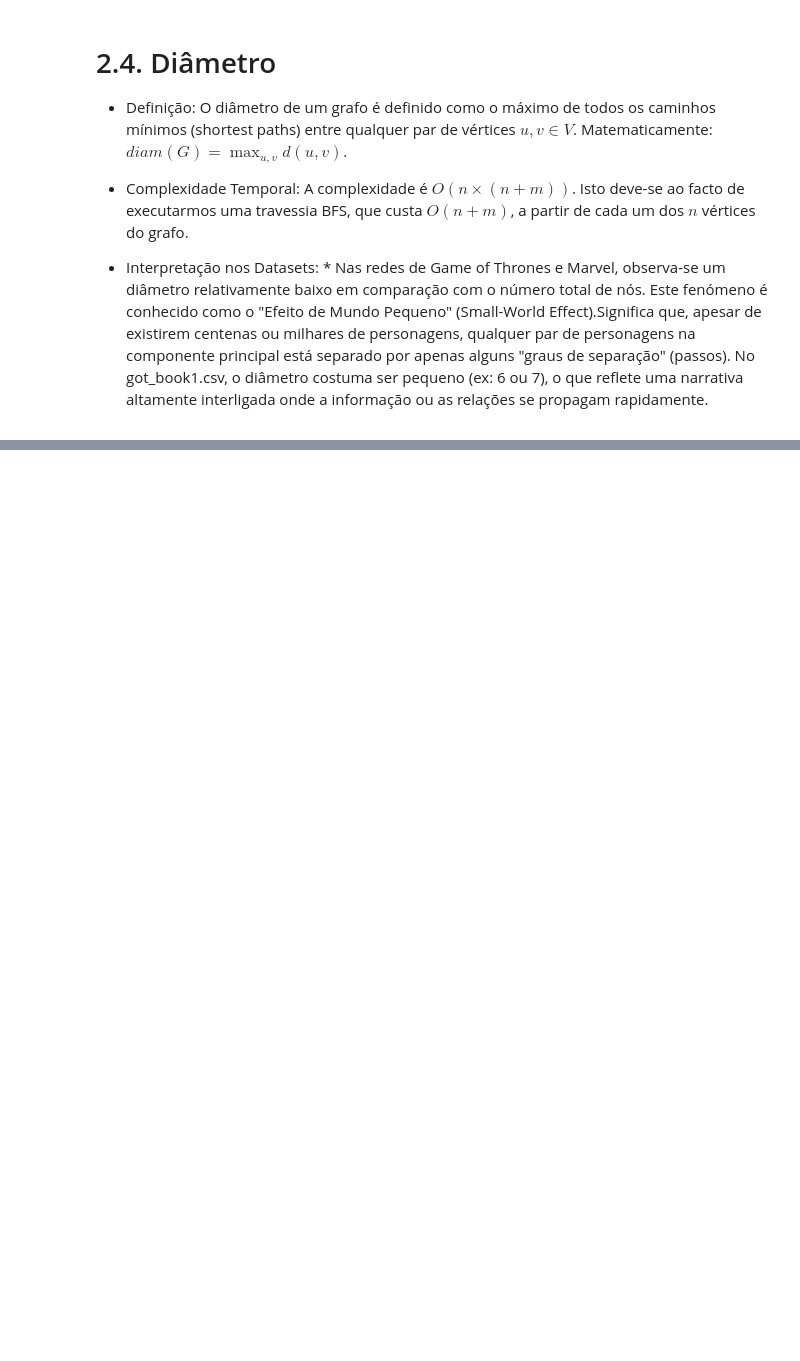
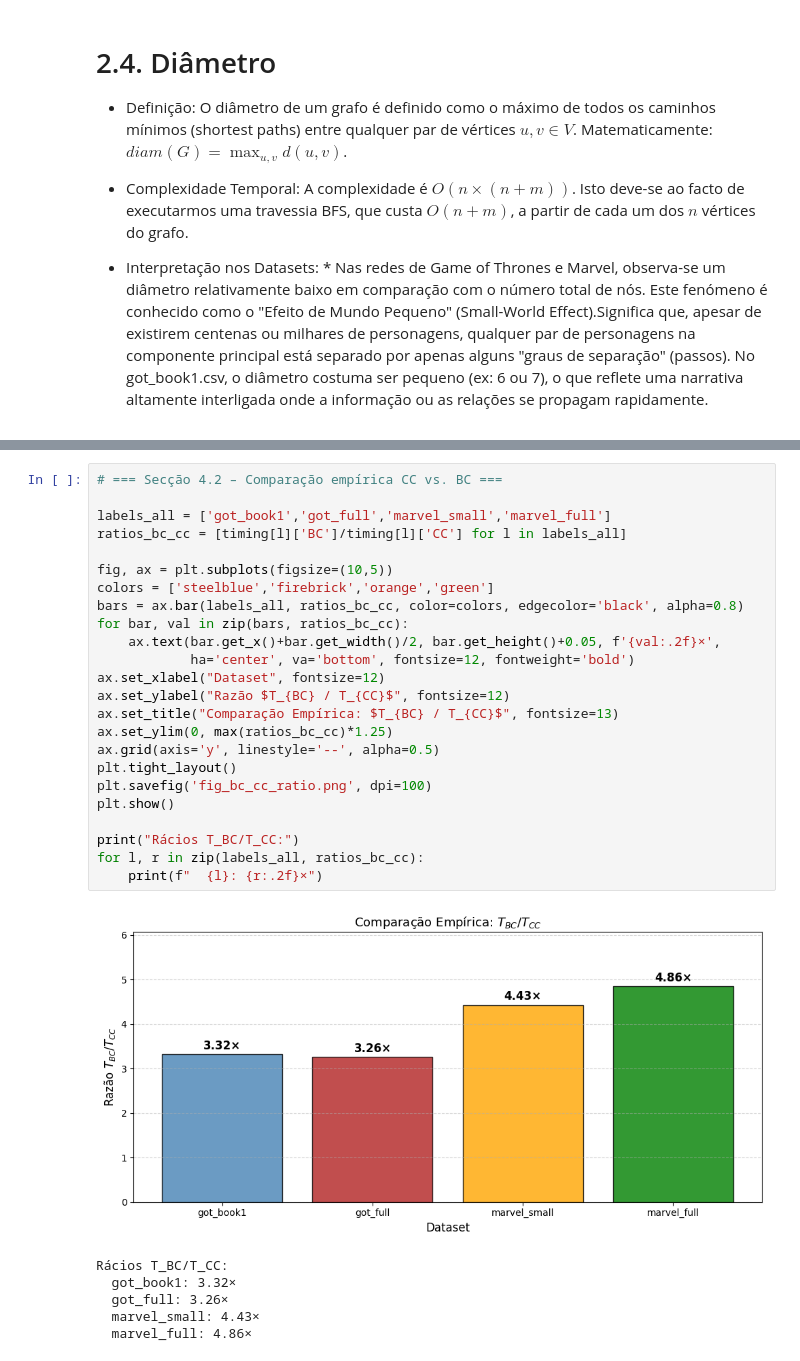
Before and after one commit to franciscoap-silva/mini_trabalho_daa, a Jupyter notebook: mini_trabalho_daa.ipynb, the cells around one changed output, grey strips where cells are left out. Saved outputs shown, nothing was run; the diff lists cells and outputs as text; blank space fills up the shorter version.

```diff
--- a/mini_trabalho_daa.ipynb
+++ b/mini_trabalho_daa.ipynb
@@ -527,0 +1216,31 @@ Esta estrutura é extremamente eficiente para os datasets em estudo (Game of Thr
+# %%
+# === Secção 4.2 – Comparação empírica CC vs. BC ===
+
+labels_all = ['got_book1','got_full','marvel_small','marvel_full']
+ratios_bc_cc = [timing[l]['BC']/timing[l]['CC'] for l in labels_all]
+
+fig, ax = plt.subplots(figsize=(10,5))
+colors = ['steelblue','firebrick','orange','green']
+bars = ax.bar(labels_all, ratios_bc_cc, color=colors, edgecolor='black', alpha=0.8)
+for bar, val in zip(bars, ratios_bc_cc):
+    ax.text(bar.get_x()+bar.get_width()/2, bar.get_height()+0.05, f'{val:.2f}×',
+            ha='center', va='bottom', fontsize=12, fontweight='bold')
+ax.set_xlabel("Dataset", fontsize=12)
+ax.set_ylabel("Razão $T_{BC} / T_{CC}$", fontsize=12)
+ax.set_title("Comparação Empírica: $T_{BC} / T_{CC}$", fontsize=13)
+ax.set_ylim(0, max(ratios_bc_cc)*1.25)
+ax.grid(axis='y', linestyle='--', alpha=0.5)
+plt.tight_layout()
+plt.savefig('fig_bc_cc_ratio.png', dpi=100)
+plt.show()
+
+print("Rácios T_BC/T_CC:")
+for l, r in zip(labels_all, ratios_bc_cc):
+    print(f"  {l}: {r:.2f}×")
+# %% [output]
+[figure, added]
+Rácios T_BC/T_CC:
+  got_book1: 3.32×
+  got_full: 3.26×
+  marvel_small: 4.43×
+  marvel_full: 4.86×
```
Also changed, not shown: parts of 37 cells of this notebook, 5 other files.
